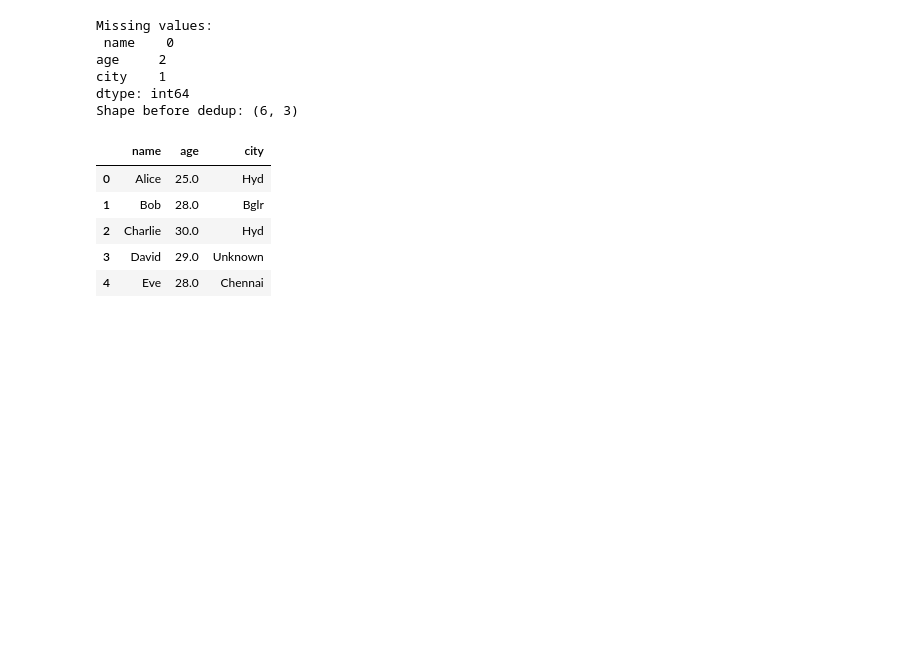
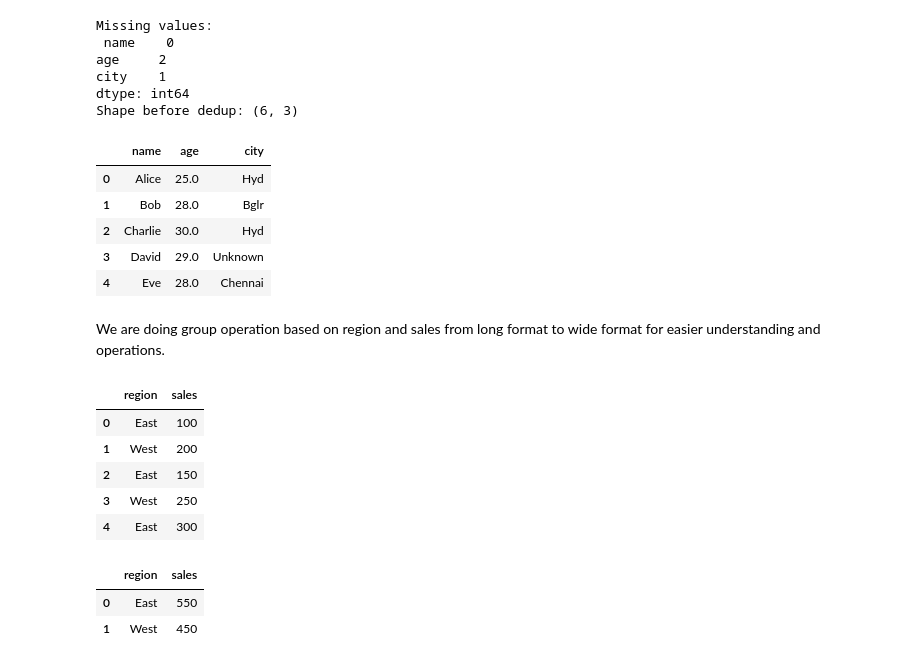
Before and after one commit to KEERTHANA40/Keerthana-Portfolio, a Jupyter notebook: 01_Python/pandas_basics.ipynb, the cells around one changed output. Saved outputs shown, nothing was run; the diff lists cells and outputs as text; code cells hidden in the pictures; blank space fills up the shorter version.

Commit message:
add pandas groupby example (Sept 29)

```diff
--- a/01_Python/pandas_basics.ipynb
+++ b/01_Python/pandas_basics.ipynb
@@ -305,3 +305,26 @@ Shape before dedup: (6, 3)
 | 2 | Charlie | 30.0 | Hyd |
 | 3 | David | 29.0 | Unknown |
 | 4 | Eve | 28.0 | Chennai |
+# %% [markdown]
+We are doing group operation based on region and sales from long format to wide format for easier understanding and operations.
+# %%
+import pandas as pd
+sales = pd.DataFrame({
+    "region":["East","West","East","West","East"],
+    "sales":[100,200,150,250,300]
+})
+display(sales)
+
+# Group by region and sum
+grouped = sales.groupby('region')['sales'].sum().reset_index()
+display(grouped)
+# %% [output]
+|  | region | sales |
+| 0 | East | 100 |
+| 1 | West | 200 |
+| 2 | East | 150 |
+| 3 | West | 250 |
+| 4 | East | 300 |
+|  | region | sales |
+| 0 | East | 550 |
+| 1 | West | 450 |
```
